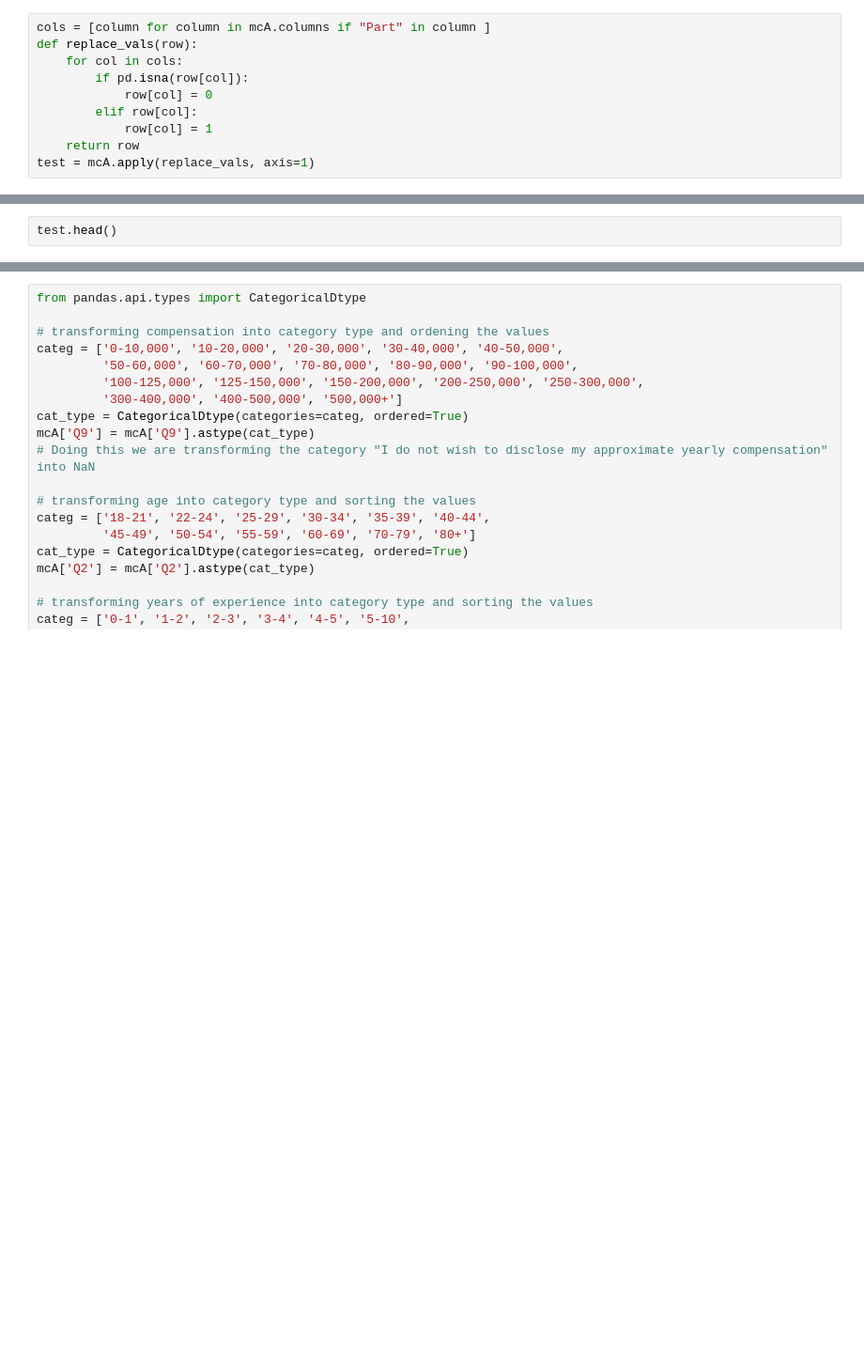
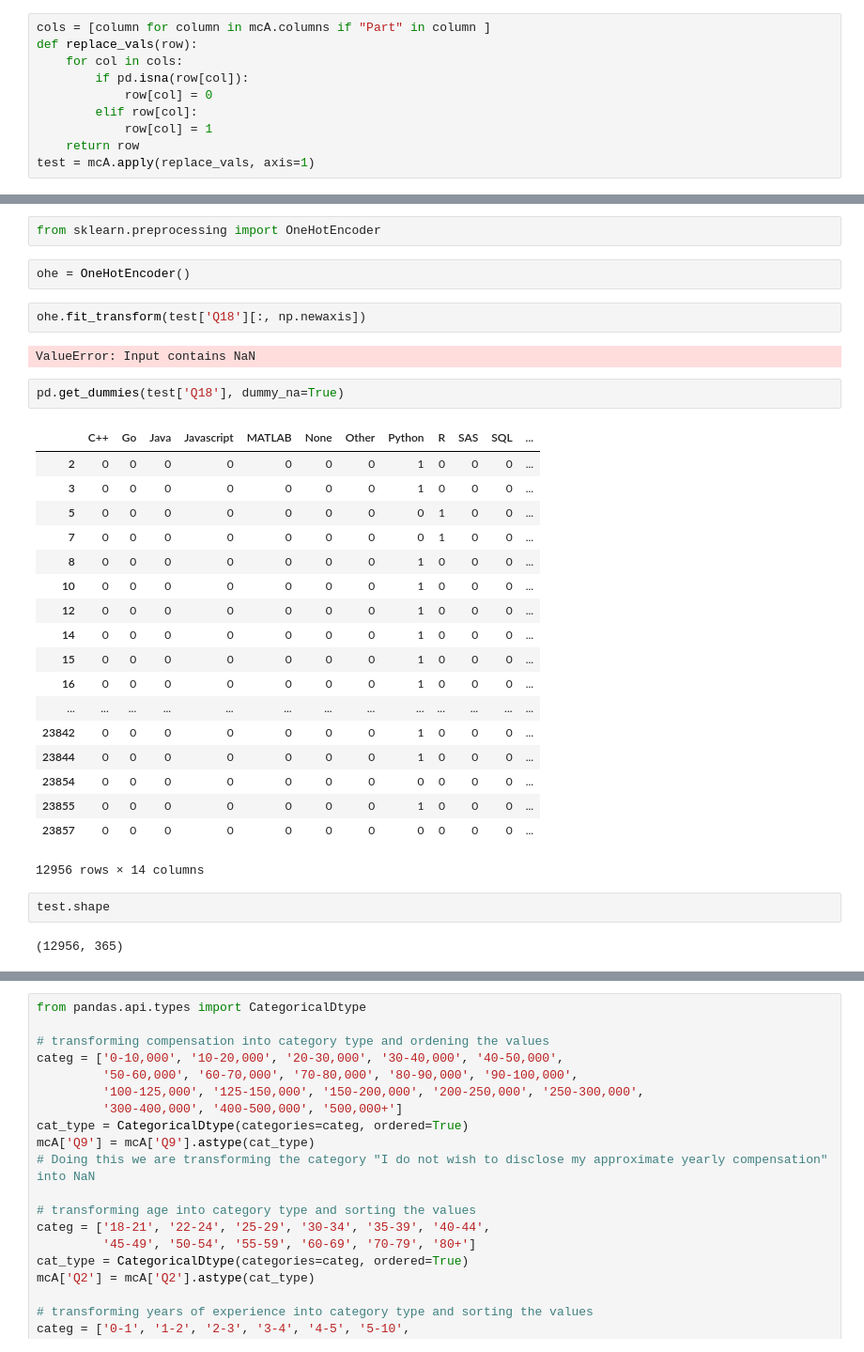
Before and after one commit to ptyshevs/ds_project, a Jupyter notebook: data_prep_v2.ipynb, the cells around one changed output, grey strips where cells are left out. Shown at 94% size. Drawn from its saved outputs; the diff is of its cells as text; blank space fills up the shorter version.

```diff
--- a/data_prep_v2.ipynb
+++ b/data_prep_v2.ipynb
@@ -86,2 +109,33 @@ test = mcA.apply(replace_vals, axis=1)
+# %%
+from sklearn.preprocessing import OneHotEncoder
+# %%
+ohe = OneHotEncoder()
+# %%
+ohe.fit_transform(test['Q18'][:, np.newaxis])
+# %% [output]
+ValueError: Input contains NaN
+# %%
+pd.get_dummies(test['Q18'], dummy_na=True)
+# %% [output]
+|  | C++ | Go | Java | Javascript | MATLAB | None | Other | Python | R | SAS | SQL | ... |
+| 2 | 0 | 0 | 0 | 0 | 0 | 0 | 0 | 1 | 0 | 0 | 0 | ... |
+| 3 | 0 | 0 | 0 | 0 | 0 | 0 | 0 | 1 | 0 | 0 | 0 | ... |
+| 5 | 0 | 0 | 0 | 0 | 0 | 0 | 0 | 0 | 1 | 0 | 0 | ... |
+| 7 | 0 | 0 | 0 | 0 | 0 | 0 | 0 | 0 | 1 | 0 | 0 | ... |
+| 8 | 0 | 0 | 0 | 0 | 0 | 0 | 0 | 1 | 0 | 0 | 0 | ... |
+| 10 | 0 | 0 | 0 | 0 | 0 | 0 | 0 | 1 | 0 | 0 | 0 | ... |
+| 12 | 0 | 0 | 0 | 0 | 0 | 0 | 0 | 1 | 0 | 0 | 0 | ... |
+| 14 | 0 | 0 | 0 | 0 | 0 | 0 | 0 | 1 | 0 | 0 | 0 | ... |
+| 15 | 0 | 0 | 0 | 0 | 0 | 0 | 0 | 1 | 0 | 0 | 0 | ... |
+| 16 | 0 | 0 | 0 | 0 | 0 | 0 | 0 | 1 | 0 | 0 | 0 | ... |
+| ... | ... | ... | ... | ... | ... | ... | ... | ... | ... | ... | ... | ... |
+| 23842 | 0 | 0 | 0 | 0 | 0 | 0 | 0 | 1 | 0 | 0 | 0 | ... |
+| 23844 | 0 | 0 | 0 | 0 | 0 | 0 | 0 | 1 | 0 | 0 | 0 | ... |
+| 23854 | 0 | 0 | 0 | 0 | 0 | 0 | 0 | 0 | 0 | 0 | 0 | ... |
+| 23855 | 0 | 0 | 0 | 0 | 0 | 0 | 0 | 1 | 0 | 0 | 0 | ... |
+| 23857 | 0 | 0 | 0 | 0 | 0 | 0 | 0 | 0 | 0 | 0 | 0 | ... |
+12956 rows × 14 columns
 # %%
-test.head()
+test.shape
+# %% [output]
+(12956, 365)
```
Also changed, not shown: parts of 5 cells of this notebook, 1 other file.
